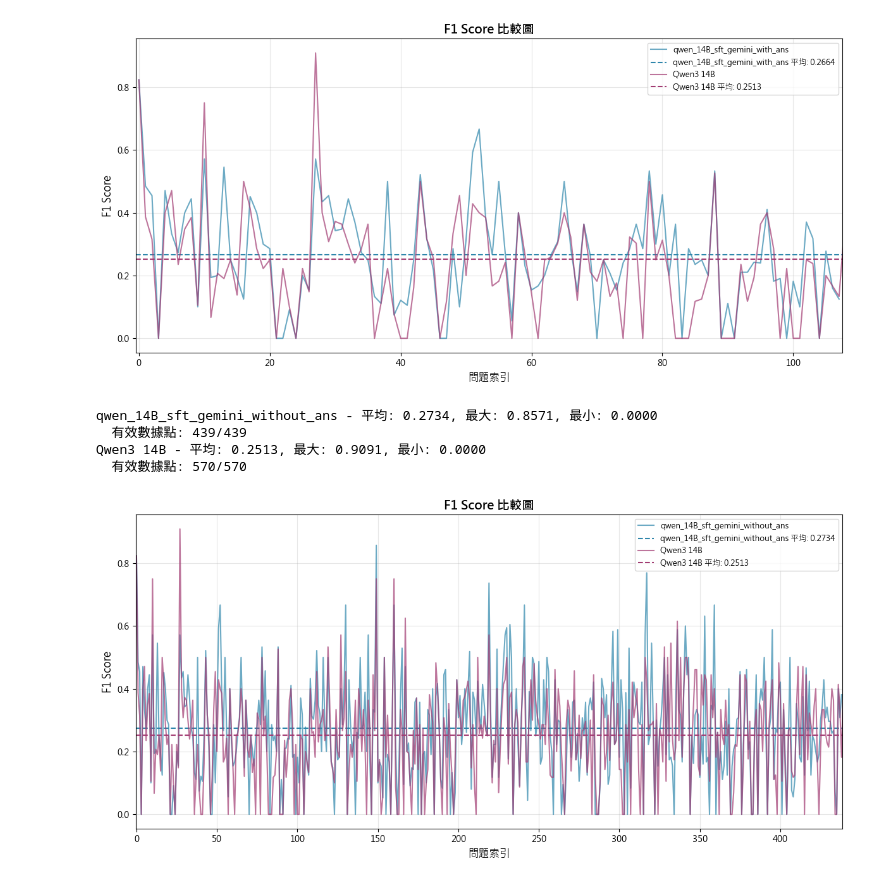
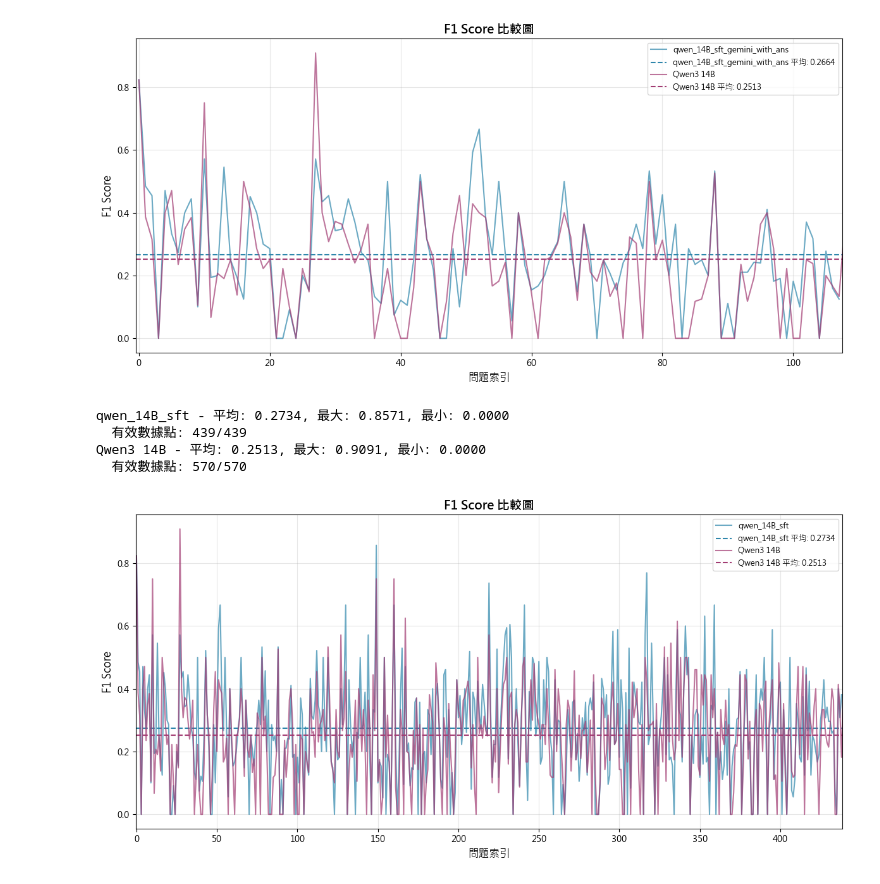
Before and after one commit to giraffeiscute/icd10-LLM-finetuning, a Jupyter notebook: baseline_summary.ipynb, the cells around one changed output. Cells and saved outputs as stored; diff of their text form; code cells hidden in the pictures.

```diff
--- a/baseline_summary.ipynb
+++ b/baseline_summary.ipynb
@@ -30,6 +30,7 @@ def plot_line_from_csv(csv_file, col_index=0, xlabel='索引', ylabel='數值',
         fig: matplotlib 圖表物件
     """
     # 讀取 CSV 檔案
+    csv_file = f'results/{csv_file}'
     df = pd.read_csv(csv_file, header=header)
     if filter:
         df = filter_short_ground_truths(df)
@@ -166,6 +167,7 @@ def plot_multiple_lines_from_csv(csv_configs, xlabel='索引', ylabel='數值',
     # 繪製每個 CSV 的數據
     for config in csv_configs:
         csv_file = config['csv_file']
+        csv_file = f'results/{csv_file}'
         col_index = config['col_index']
         label = config['label']
         header = config.get('header', None)
@@ -503,34 +505,34 @@ Qwen3 14B - 平均: 0.2513, 最大: 0.9091, 最小: 0.0000
 # %%
 if __name__ == "__main__":
     # 比較兩個模型的 F1 Score
     plot_multiple_lines_from_csv(
         csv_configs=[
             {
                 'csv_file': 'test_Qwen3-14B-sft_v1_1.csv',
                 'col_index': 2,
-                'label': 'qwen_14B_sft_gemini_without_ans',
+                'label': 'qwen_14B_sft',
                 'header': 0,
                 'color': '#2E86AB'
             },
             {
                 'csv_file': 'qwen_baseline_14B_v2.csv',
                 'col_index': 0,
                 'label': 'Qwen3 14B',
                 'header': 0,
                 'color': '#A23B72'
             }
         ],
         xlabel='問題索引',
         ylabel='F1 Score',
         title='F1 Score 比較圖',
         filter=True
     )
 # %% [output]
-qwen_14B_sft_gemini_without_ans - 平均: 0.2734, 最大: 0.8571, 最小: 0.0000
+qwen_14B_sft - 平均: 0.2734, 最大: 0.8571, 最小: 0.0000
   有效數據點: 439/439
 Qwen3 14B - 平均: 0.2513, 最大: 0.9091, 最小: 0.0000
   有效數據點: 570/570
-[figure, old version]
+[figure, new version]
 # %%
 if __name__ == "__main__":
     # 比較兩個模型的 F1 Score
```
Also changed, not shown: parts of 4 cells of this notebook, 39 other files.
